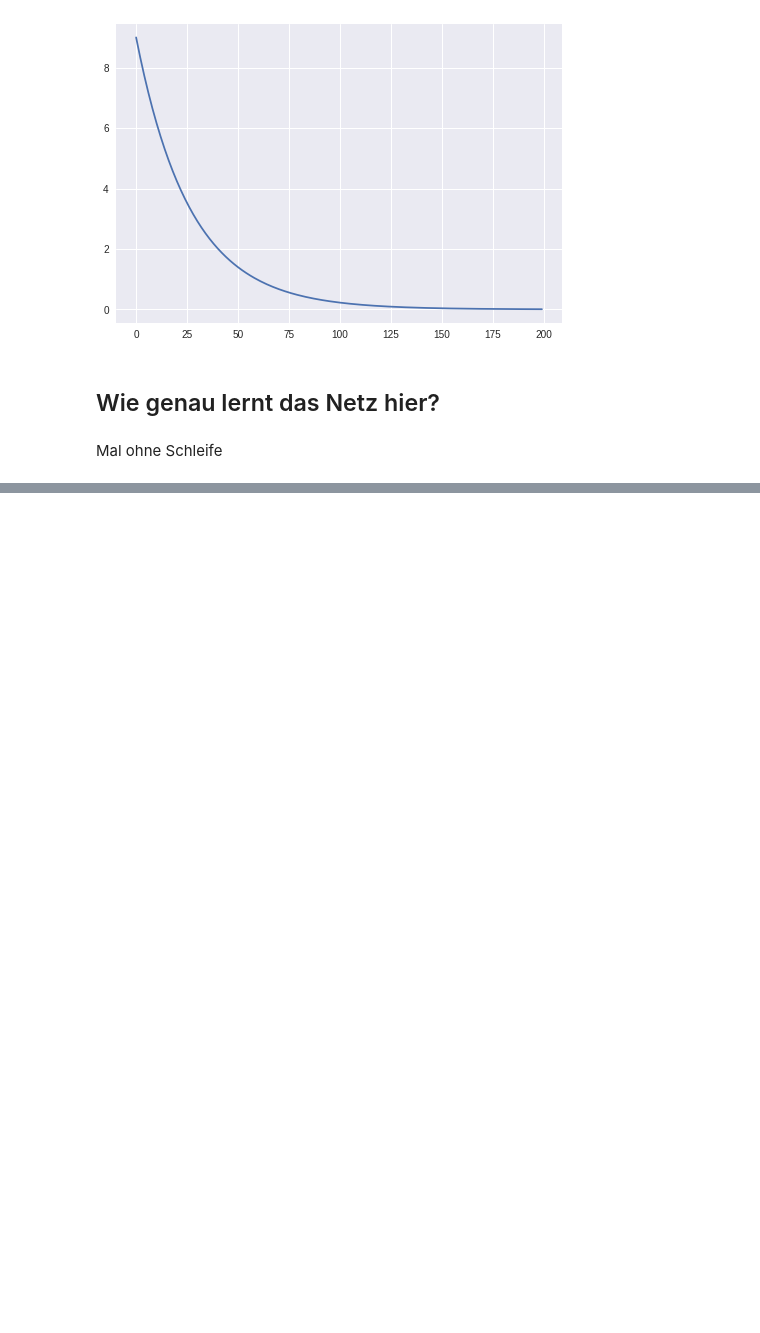
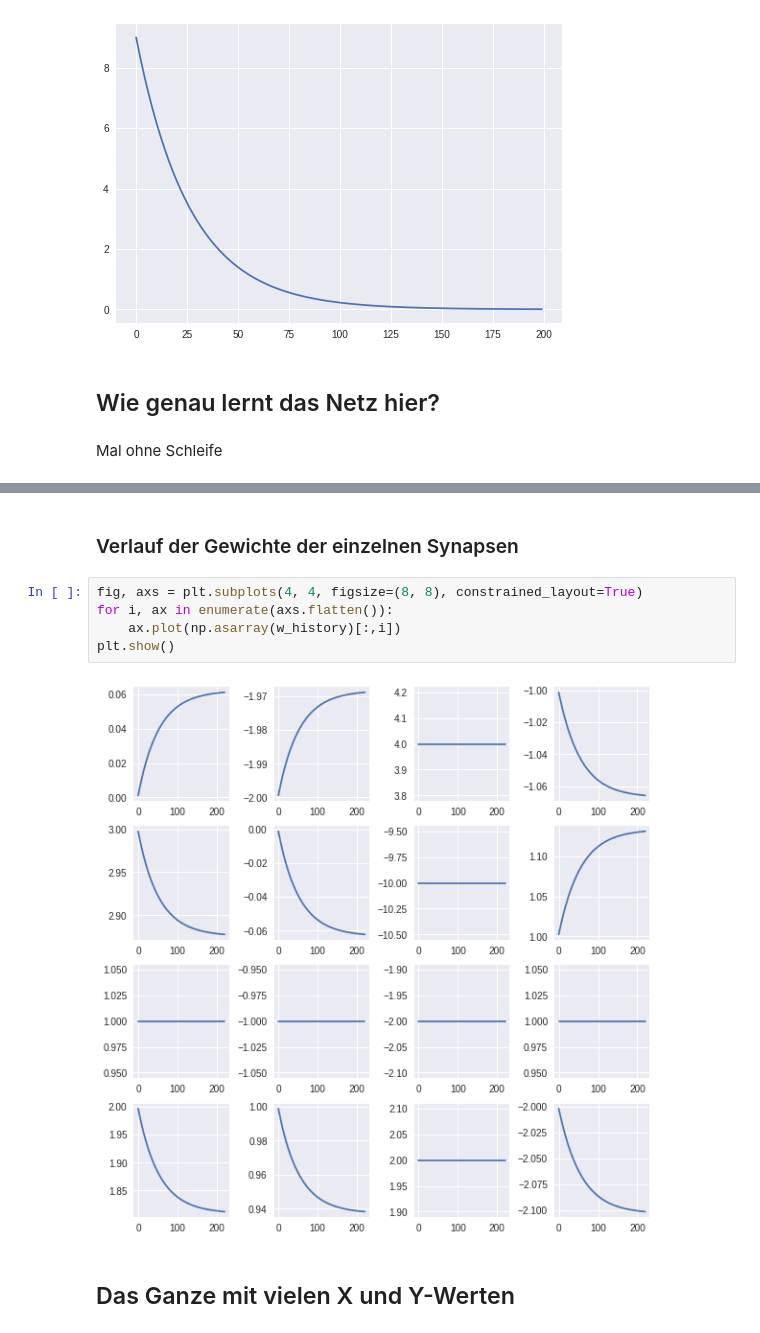
Before and after one commit to berndheidemann/notebooks_fastai, a Jupyter notebook: for_and_backward_propagation_from_scratch.ipynb, the cells around one changed output, grey strips where cells are left out. Saved outputs shown, nothing was run; the diff lists cells and outputs as text; blank space fills up the shorter version.

```diff
--- a/for_and_backward_propagation_from_scratch.ipynb
+++ b/for_and_backward_propagation_from_scratch.ipynb
@@ -163,0 +210,11 @@ tensor([ 1.9158,  0.9721,  2.0000, -2.0436], requires_grad=True)
+# %% [markdown]
+### Verlauf der Gewichte der einzelnen Synapsen
+# %%
+fig, axs = plt.subplots(4, 4, figsize=(8, 8), constrained_layout=True)
+for i, ax in enumerate(axs.flatten()):
+    ax.plot(np.asarray(w_history)[:,i])
+plt.show()
+# %% [output]
+[figure, added]
+# %% [markdown]
+## Das Ganze mit vielen X und Y-Werten
```
Also changed, not shown: parts of 16 cells of this notebook.
